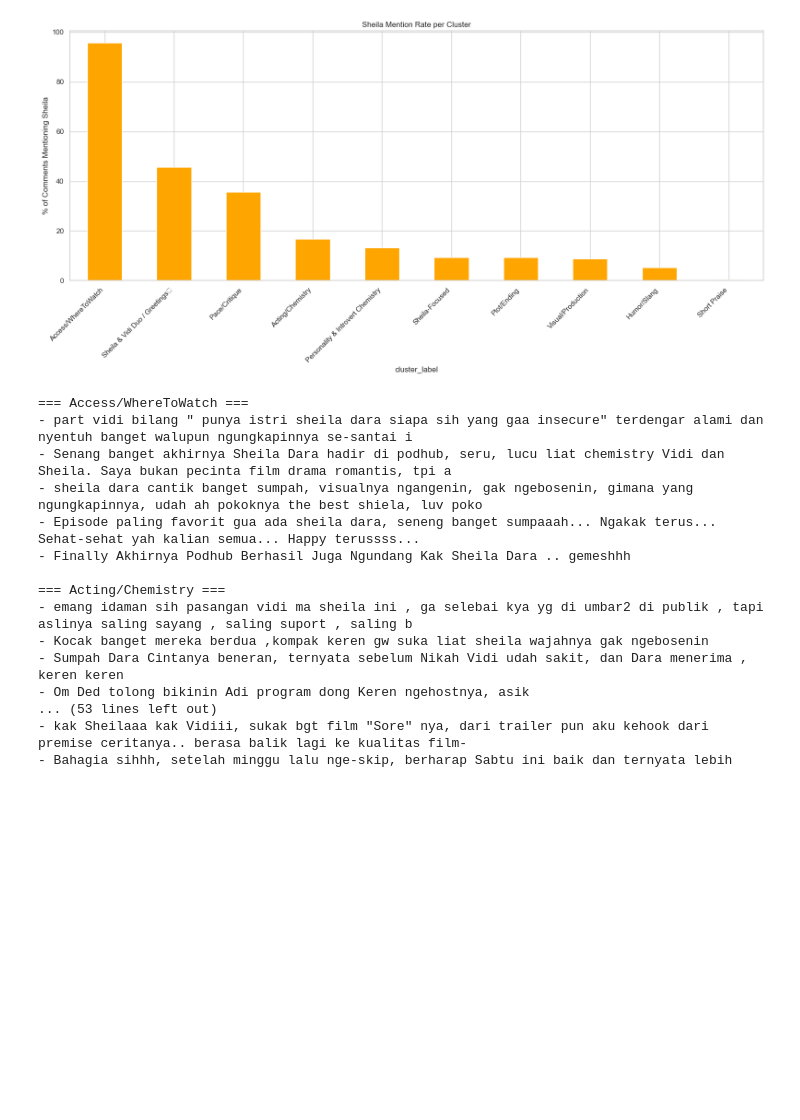
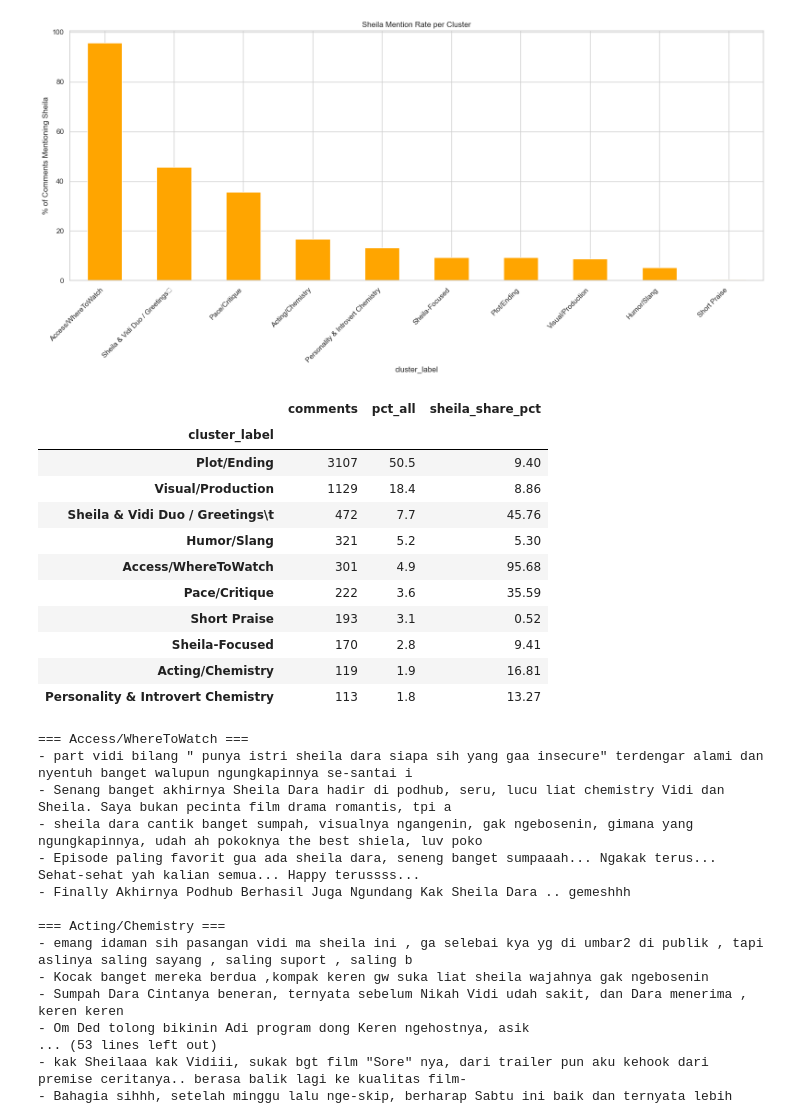
Before and after one commit to mtijan/SheilaDara-Sore, a Jupyter notebook: Sheila_Dara_Sore_YT_Sentiment.ipynb, the cells around one changed output. Drawn from its saved outputs; the diff is of its cells as text; code cells hidden in the pictures; blank space fills up the shorter version.

```diff
--- a/Sheila_Dara_Sore_YT_Sentiment.ipynb
+++ b/Sheila_Dara_Sore_YT_Sentiment.ipynb
@@ -1487,6 +1487,41 @@ Humor/Slang                           5.30
 Short Praise                          0.52
 Name: has_sheila, dtype: float64
 [figure]
+# %%
+cluster_stats = (
+    df_cluster
+      .groupby('cluster_label')
+      .agg(
+          comments=('comment_raw', 'count'),
+          sheila_share=('has_sheila', 'mean')
+      )
+      .sort_values('comments', ascending=False)
+)
+
+cluster_stats['pct_all'] = (
+    cluster_stats['comments'] /
+    cluster_stats['comments'].sum() * 100
+).round(1)
+
+cluster_stats['sheila_share_pct'] = (
+    cluster_stats['sheila_share'] * 100
+).round(2)
+
+cluster_stats_trim = cluster_stats[['comments', 'pct_all', 'sheila_share_pct']]
+cluster_stats_trim
+# %% [output]
+|  | comments | pct_all | sheila_share_pct |
+| cluster_label |  |  |  |
+| Plot/Ending | 3107 | 50.5 | 9.40 |
+| Visual/Production | 1129 | 18.4 | 8.86 |
+| Sheila & Vidi Duo / Greetings\t | 472 | 7.7 | 45.76 |
+| Humor/Slang | 321 | 5.2 | 5.30 |
+| Access/WhereToWatch | 301 | 4.9 | 95.68 |
+| Pace/Critique | 222 | 3.6 | 35.59 |
+| Short Praise | 193 | 3.1 | 0.52 |
+| Sheila-Focused | 170 | 2.8 | 9.41 |
+| Acting/Chemistry | 119 | 1.9 | 16.81 |
+| Personality & Introvert Chemistry | 113 | 1.8 | 13.27 |
 # %%
 # Grab a few sample comments from each cluster to validate labeling quality
 samples_per_cluster = 5
```
Also changed, not shown: 1 other file.
